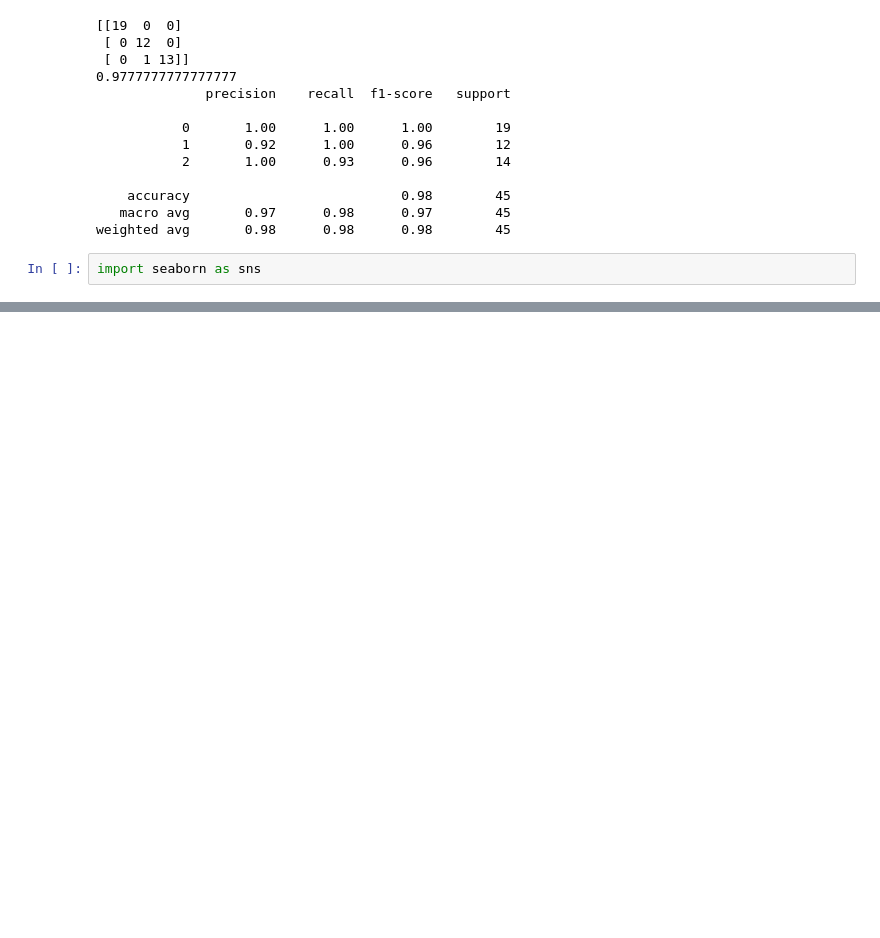
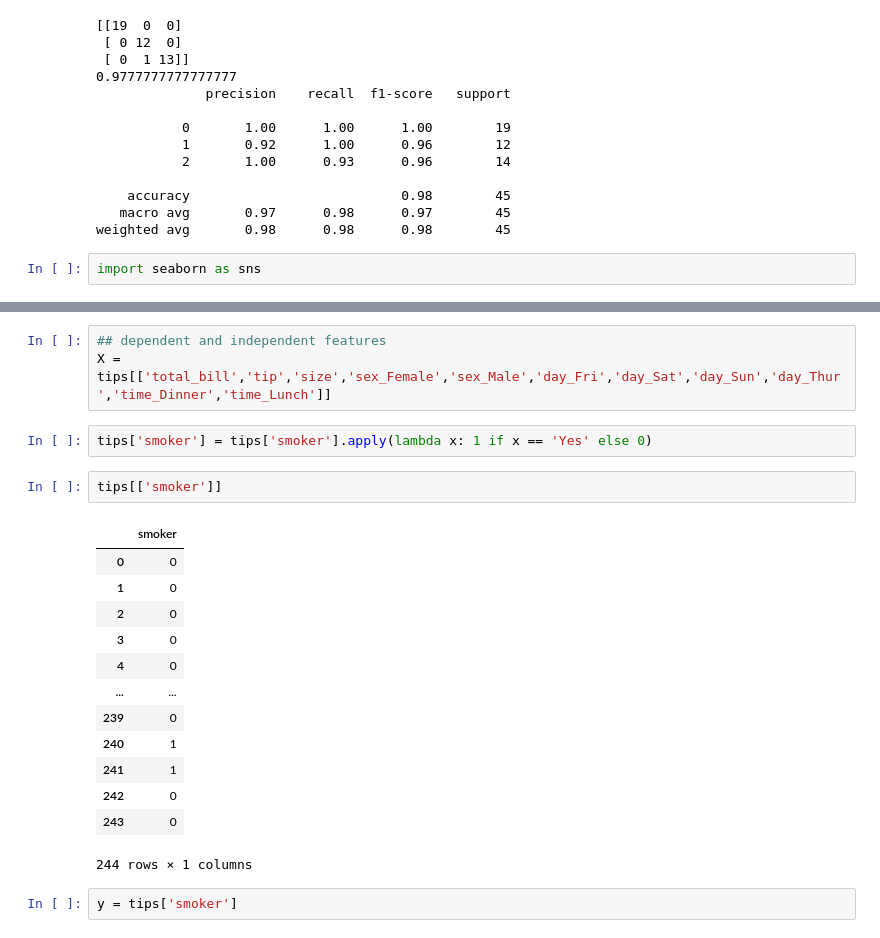
Before and after one commit to ehtishamsher/naive_bayes_implementation, a Jupyter notebook: naive_baye's_implementation.ipynb, the cells around one changed output, grey strips where cells are left out. Saved outputs shown, nothing was run; the diff lists cells and outputs as text; blank space fills up the shorter version.

```diff
--- a/naive_baye's_implementation.ipynb
+++ b/naive_baye's_implementation.ipynb
@@ -106,0 +131,23 @@ sns.load_dataset('tips')
+# %%
+## dependent and independent features
+X = tips[['total_bill','tip','size','sex_Female','sex_Male','day_Fri','day_Sat','day_Sun','day_Thur','time_Dinner','time_Lunch']]
+# %%
+tips['smoker'] = tips['smoker'].apply(lambda x: 1 if x == 'Yes' else 0)
+# %%
+tips[['smoker']]
+# %% [output]
+|  | smoker |
+| 0 | 0 |
+| 1 | 0 |
+| 2 | 0 |
+| 3 | 0 |
+| 4 | 0 |
+| ... | ... |
+| 239 | 0 |
+| 240 | 1 |
+| 241 | 1 |
+| 242 | 0 |
+| 243 | 0 |
+244 rows × 1 columns
+# %%
+y = tips['smoker']
```
Also changed, not shown: parts of 15 cells of this notebook.
